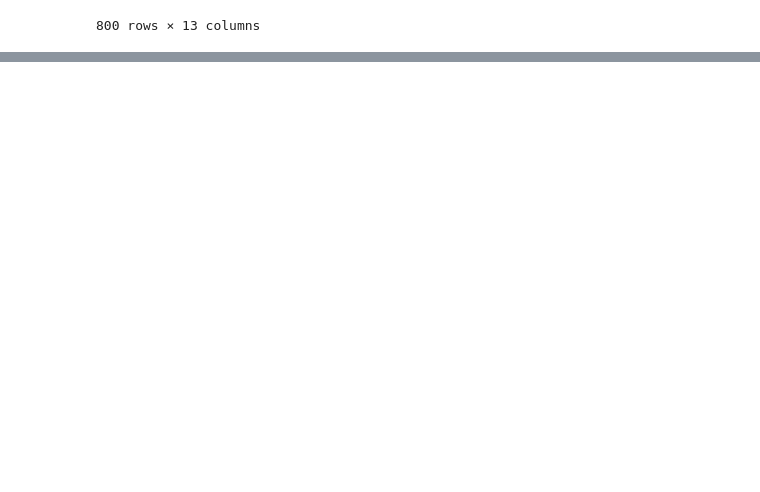
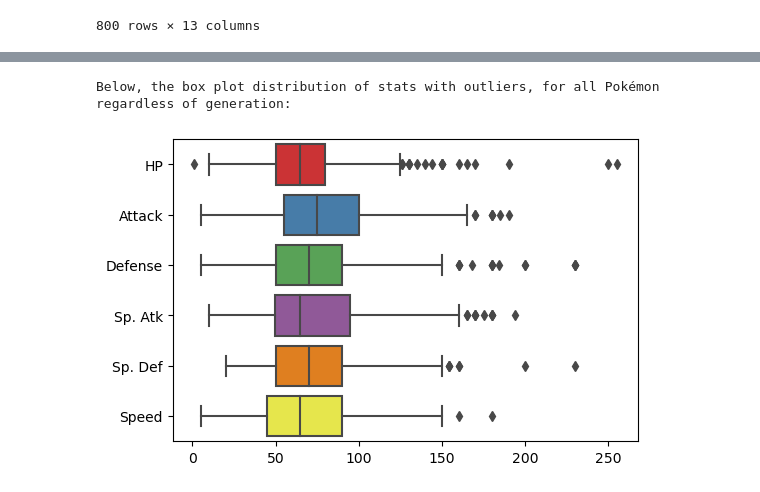
Before and after one commit to LiamLeGoffic/SPLEX_Project, a Jupyter notebook: pokemon_analysis_final.ipynb, the cells around one changed output, grey strips where cells are left out. Cells and saved outputs as stored; diff of their text form; code cells hidden in the pictures; blank space fills up the shorter version.

```diff
--- a/pokemon_analysis_final.ipynb
+++ b/pokemon_analysis_final.ipynb
@@ -57,9 +60,12 @@ This should enable us to have a global idea of what the general spread of stats,
 # Split legendaries and non-legendaries into two datasets
 legendaries = data[data['Legendary']==True]
 plebians = data[data['Legendary']==False]
+raw_stats_no_total = data[["HP", "Attack", "Defense", "Sp. Atk", "Sp. Def", "Speed"]]
+raw_stats = data[["Total", "HP", "Attack", "Defense", "Sp. Atk", "Sp. Def", "Speed", "Legendary"]]
 
 #legendaries
 #plebians
+#raw_stats
 # %%
 # Calculate average base stats
 avg_l_base = sum(legendaries["Total"])/len(legendaries)
@@ -91,0 +117,7 @@ The average base stat total for legendaries and non legendaries is respectively
+# %%
+print("Below, the box plot distribution of stats with outliers, for all Pokémon regardless of generation:")
+stats_plot = sns.boxplot(data=raw_stats_no_total, orient="h", palette="Set1", showfliers=True)
+#stats_plot_no_out = sns.boxplot(data=raw_stats_no_total, orient="h", palette="Set1", showfliers=False) # Remove outliers
+# %% [output]
+Below, the box plot distribution of stats with outliers, for all Pokémon regardless of generation:
+[figure, added]
```
Also changed, not shown: parts of 7 cells of this notebook.
